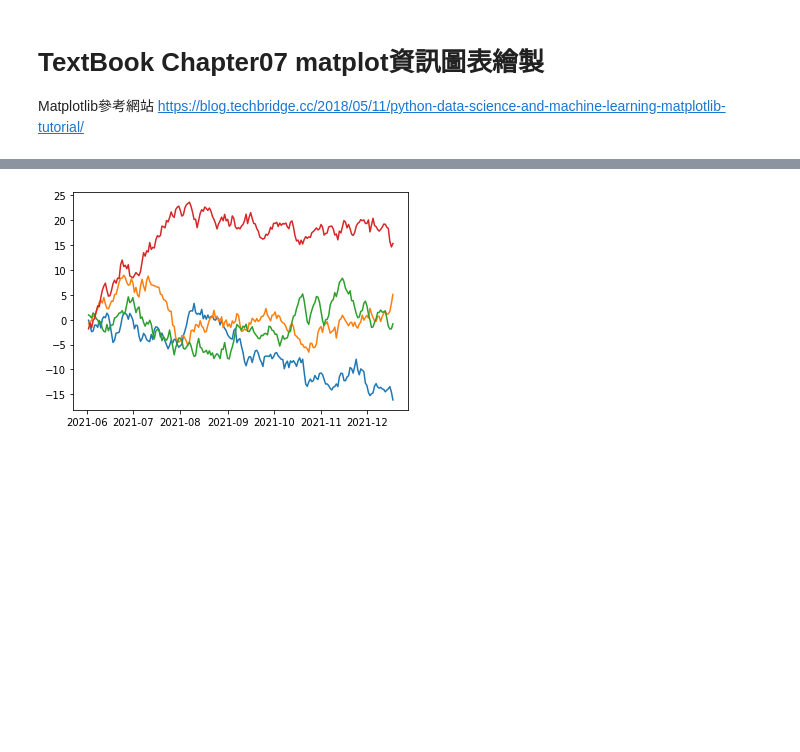
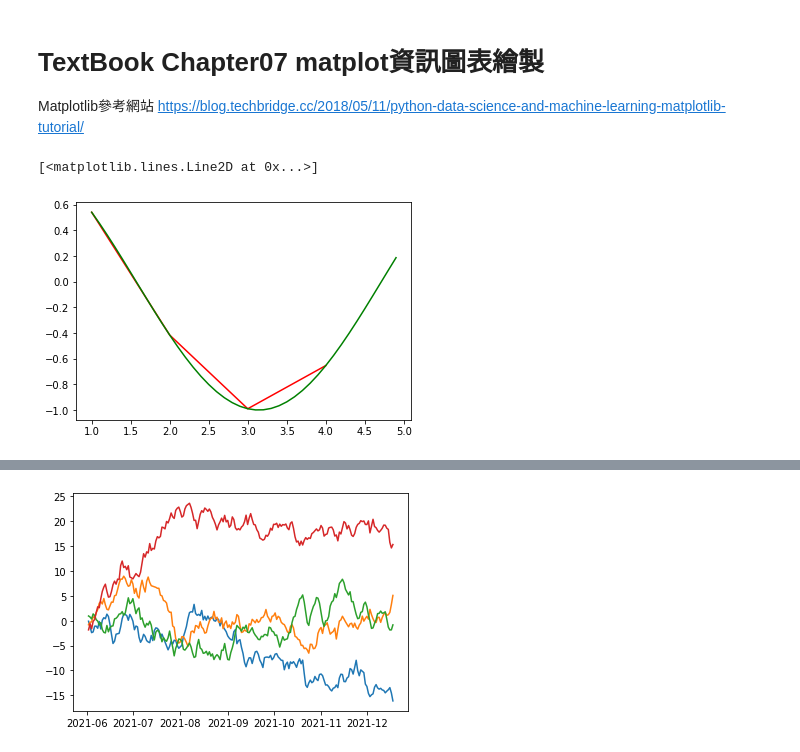
Before and after one commit to tibitTW/CS-course-2020, a Jupyter notebook: python 上課教材/fish/202109用matplotlib_畫圖ipynb.ipynb, the cells around one changed output, grey strips where cells are left out. Drawn from its saved outputs; the diff is of its cells as text; code cells hidden in the pictures; blank space fills up the shorter version.

```diff
--- a/python 上課教材/fish/202109用matplotlib_畫圖ipynb.ipynb
+++ b/python 上課教材/fish/202109用matplotlib_畫圖ipynb.ipynb
@@ -7,3 +7,15 @@ https://blog.techbridge.cc/2018/05/11/python-data-science-and-machine-learning-m
 import numpy as np
 import pandas as pd
 import matplotlib.pyplot as plt
+# %%
+x = np.arange(1, 5, 1)
+x2 = np.arange(1, 5, .1)
+
+y = np.cos(x)
+y2 = np.cos(x2)
+
+plt.plot(x, y, 'r')
+plt.plot(x2, y2, 'g')
+# %% [output]
+[<matplotlib.lines.Line2D at 0x...>]
+[figure, added]
```
Also changed, not shown: parts of 4 cells of this notebook, 5 other files.
